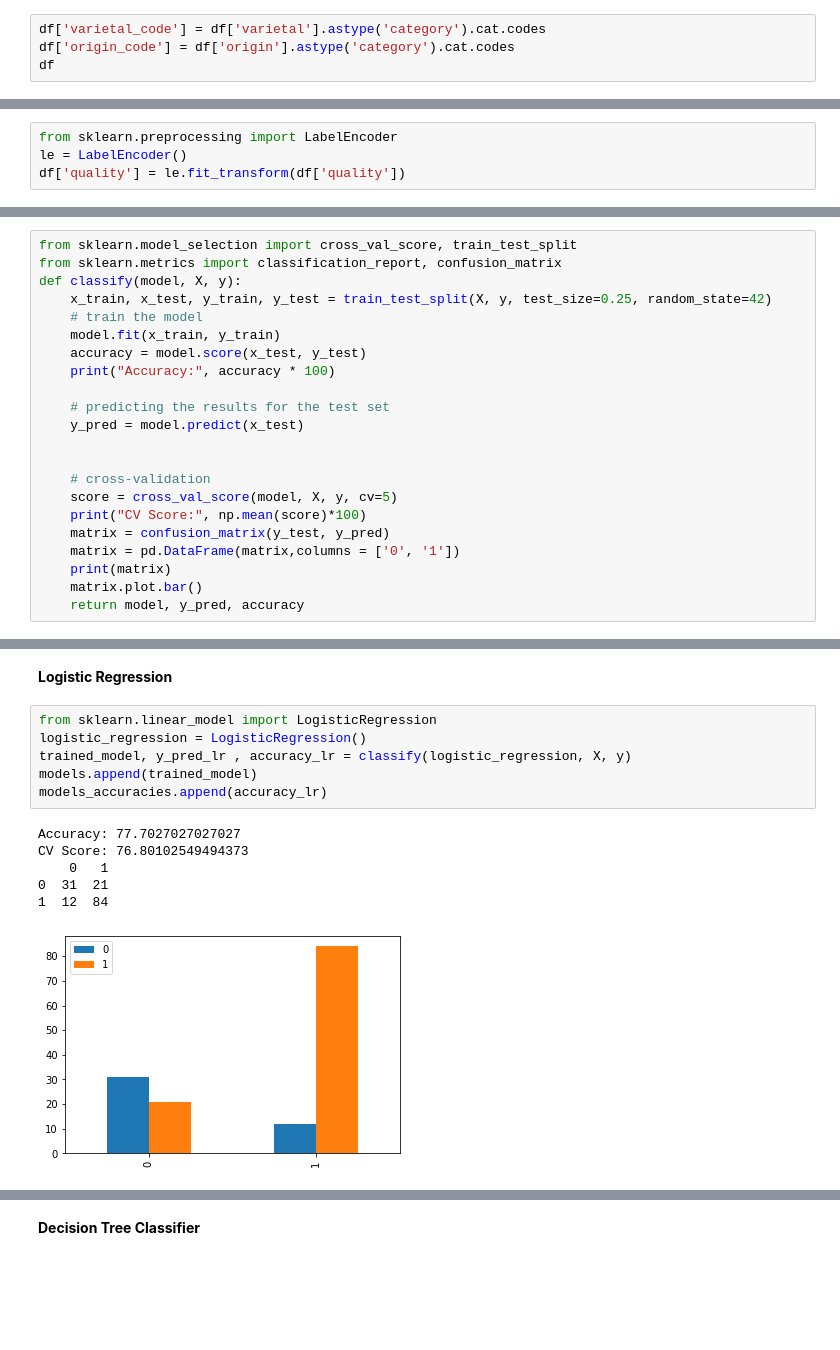
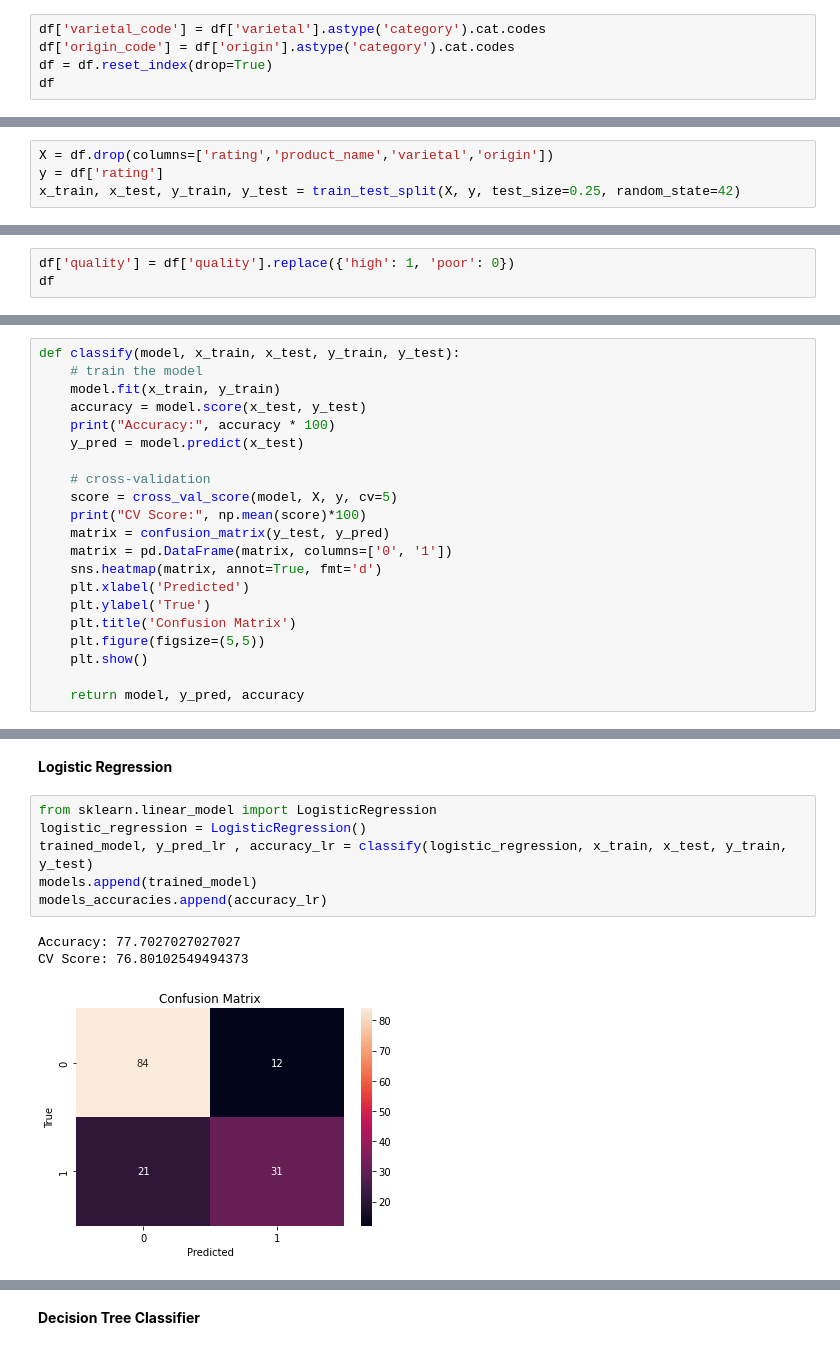
Before and after one commit to arielya10/Wine-Ranking-Prediction, a Jupyter notebook: Wine Ranking Prediction.ipynb, the cells around one changed output, grey strips where cells are left out. Drawn from its saved outputs; the diff is of its cells as text; blank space fills up the shorter version.

```diff
--- a/Wine Ranking Prediction.ipynb
+++ b/Wine Ranking Prediction.ipynb
@@ -178,6 +185,7 @@ df = df.drop_duplicates(subset=['product_name'])
 # %%
 df['varietal_code'] = df['varietal'].astype('category').cat.codes
 df['origin_code'] = df['origin'].astype('category').cat.codes
+df = df.reset_index(drop=True)
 df
 # %% [output]
 |  | product_name | year | varietal | origin | price | rating | rating_count | varietal_code | origin_code |
@@ -269,0 +299,4 @@ plt.show()
+# %%
+X = df.drop(columns=['rating','product_name','varietal','origin'])
+y = df['rating']
+x_train, x_test, y_train, y_test = train_test_split(X, y, test_size=0.25, random_state=42)
@@ -304,4 +435,3 @@ Text(0.5, 1.0, 'Quality')
 # %%
-from sklearn.preprocessing import LabelEncoder
-le = LabelEncoder()
-df['quality'] = le.fit_transform(df['quality'])
+df['quality'] = df['quality'].replace({'high': 1, 'poor': 0})
+df
@@ -315,24 +460,23 @@ y = df['quality']
 # %%
-from sklearn.model_selection import cross_val_score, train_test_split
-from sklearn.metrics import classification_report, confusion_matrix
-def classify(model, X, y):
-    x_train, x_test, y_train, y_test = train_test_split(X, y, test_size=0.25, random_state=42)
+def classify(model, x_train, x_test, y_train, y_test):
     # train the model
     model.fit(x_train, y_train)
     accuracy = model.score(x_test, y_test)
     print("Accuracy:", accuracy * 100)
-
-    # predicting the results for the test set
     y_pred = model.predict(x_test)
-
 
     # cross-validation
     score = cross_val_score(model, X, y, cv=5)
     print("CV Score:", np.mean(score)*100)
     matrix = confusion_matrix(y_test, y_pred)
-    matrix = pd.DataFrame(matrix,columns = ['0', '1'])
-    print(matrix)
-    matrix.plot.bar()
+    matrix = pd.DataFrame(matrix, columns=['0', '1'])
+    sns.heatmap(matrix, annot=True, fmt='d')
+    plt.xlabel('Predicted')
+    plt.ylabel('True')
+    plt.title('Confusion Matrix')
+    plt.figure(figsize=(5,5))
+    plt.show()
+
     return model, y_pred, accuracy
 # %%
 models = []
@@ -342,13 +489,10 @@ models_accuracies = []
 # %%
 from sklearn.linear_model import LogisticRegression
 logistic_regression = LogisticRegression()
-trained_model, y_pred_lr , accuracy_lr = classify(logistic_regression, X, y)
+trained_model, y_pred_lr , accuracy_lr = classify(logistic_regression, x_train, x_test, y_train, y_test)
 models.append(trained_model)
 models_accuracies.append(accuracy_lr)
 # %% [output]
 Accuracy: 77.7027027027027
 CV Score: 76.80102549494373
-    0   1
-0  31  21
-1  12  84
-[figure, old version]
+[figure, new version]
```
Also changed, not shown: parts of 69 cells of this notebook.
